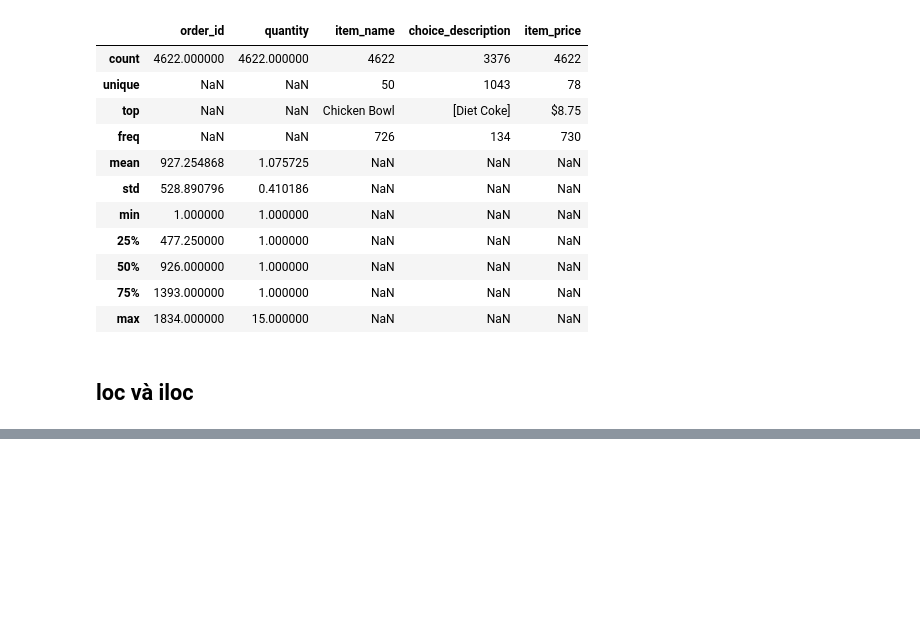
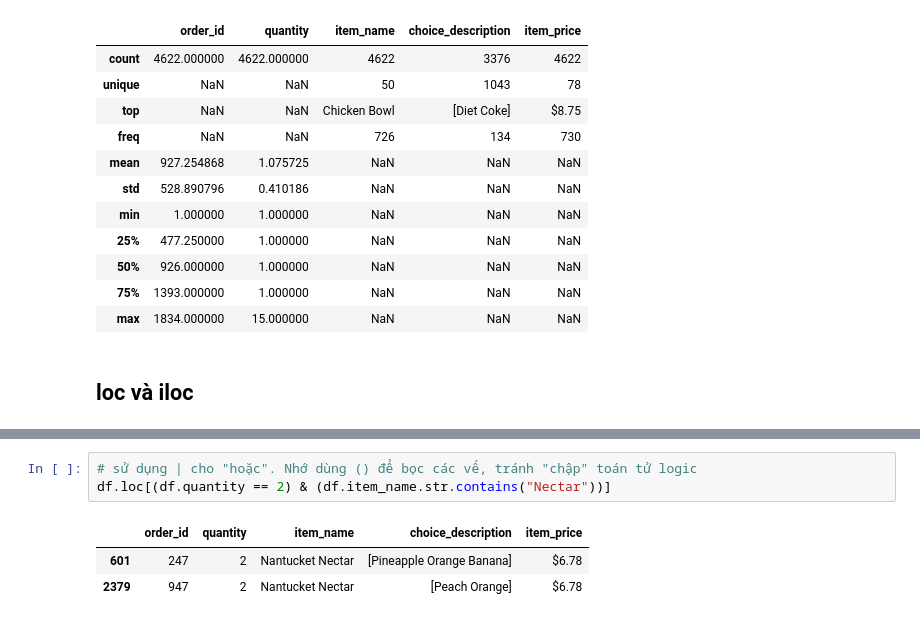
Before and after one commit to DavidNguyen2212/codespaces-jupyter, a Jupyter notebook: DataScience_Nb/pandas_dataframe.ipynb, the cells around one changed output, grey strips where cells are left out. Saved outputs shown, nothing was run; the diff lists cells and outputs as text; blank space fills up the shorter version.

```diff
--- a/DataScience_Nb/pandas_dataframe.ipynb
+++ b/DataScience_Nb/pandas_dataframe.ipynb
@@ -72,0 +84,7 @@ NameError: name 'df' is not defined
+# %%
+# sử dụng | cho "hoặc". Nhớ dùng () để bọc các vế, tránh "chập" toán tử logic
+df.loc[(df.quantity == 2) & (df.item_name.str.contains("Nectar"))]
+# %% [output]
+|  | order_id | quantity | item_name | choice_description | item_price |
+| 601 | 247 | 2 | Nantucket Nectar | [Pineapple Orange Banana] | $6.78 |
+| 2379 | 947 | 2 | Nantucket Nectar | [Peach Orange] | $6.78 |
```
Also changed, not shown: parts of 21 cells of this notebook.
